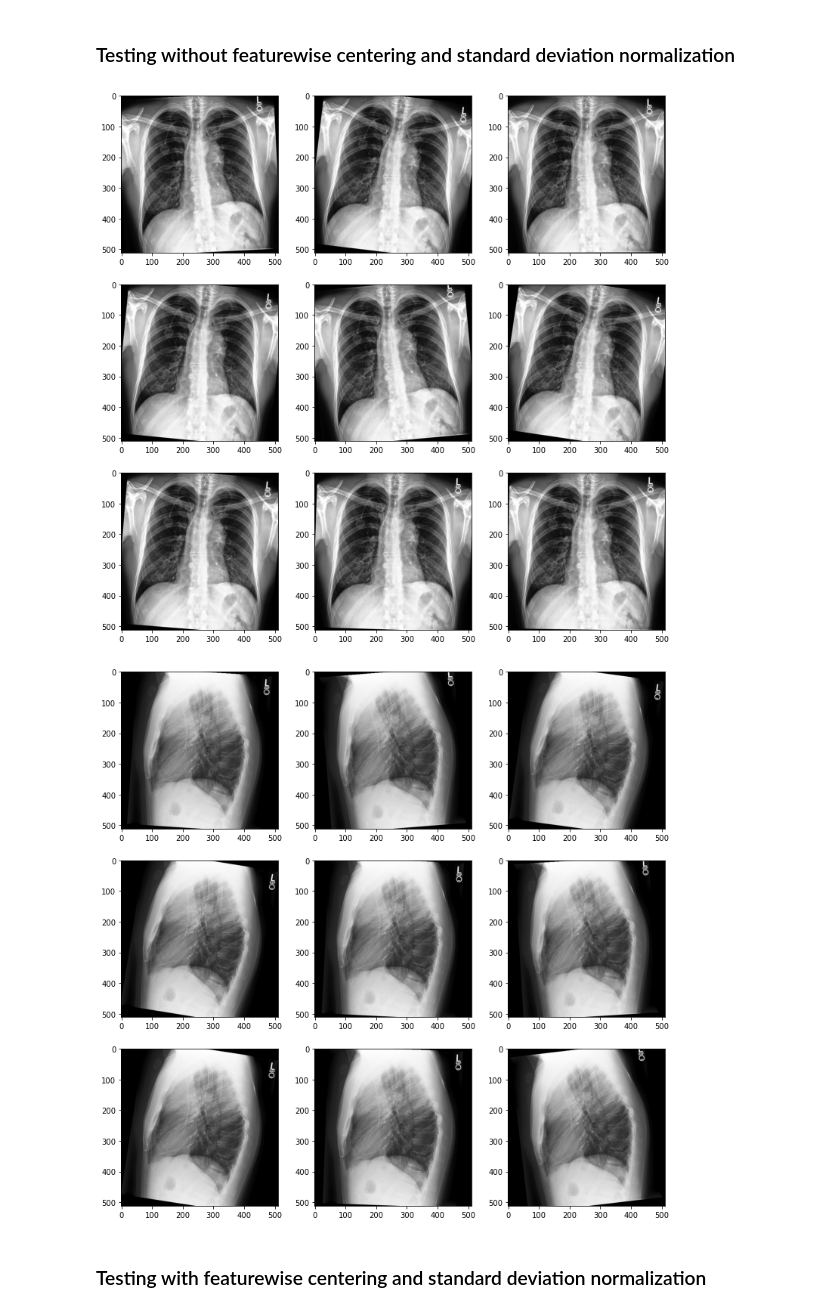
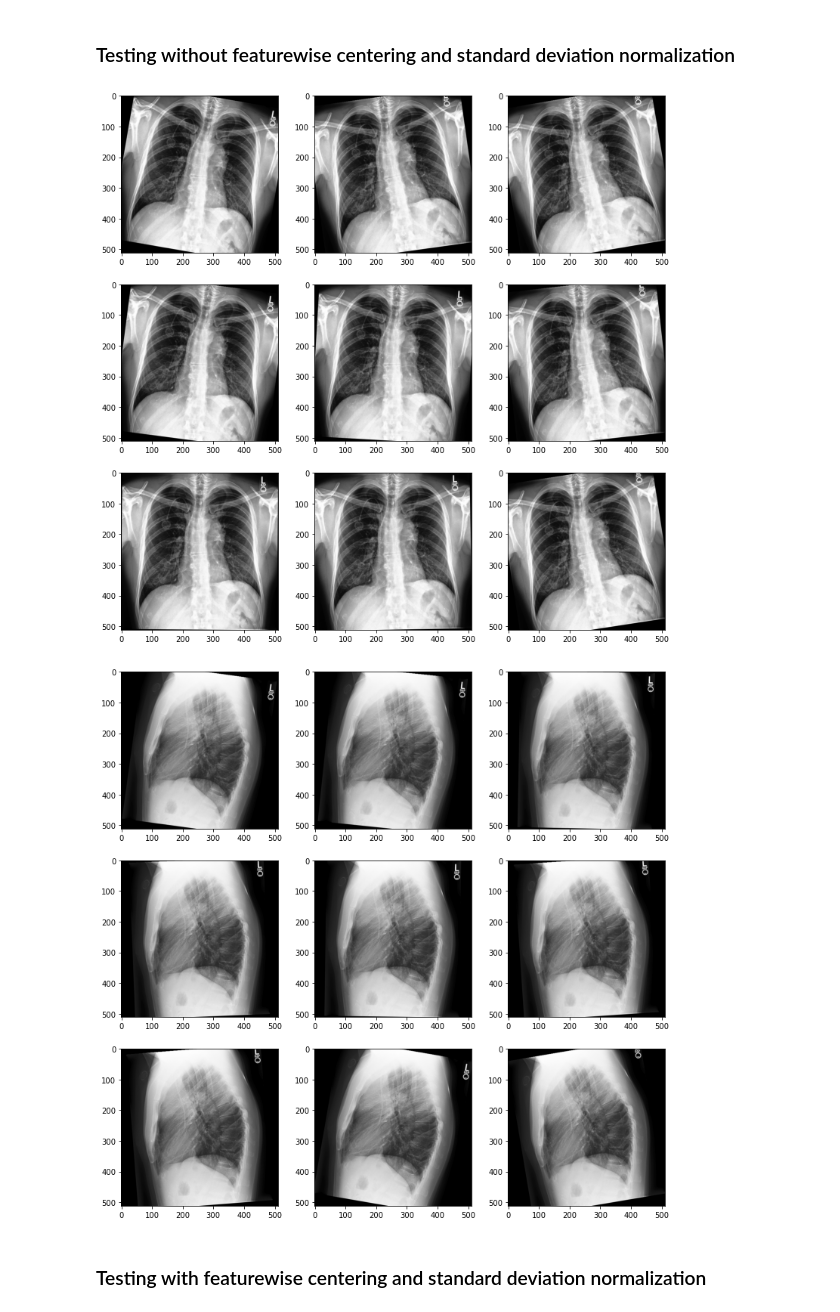
Before and after one commit to tamerthamoqa/CheXpert-multilabel-classification-tensorflow, a Jupyter notebook: misc/testing_data_augmentations/testing_image_data_augmentation_settings.ipynb, the cells around one changed output. Saved outputs shown, nothing was run; the diff lists cells and outputs as text; code cells hidden in the pictures.

```diff
--- a/misc/testing_data_augmentations/testing_image_data_augmentation_settings.ipynb
+++ b/misc/testing_data_augmentations/testing_image_data_augmentation_settings.ipynb
@@ -16,34 +16,35 @@ from matplotlib import pyplot
 # %%
 # load the image
 img = load_img('test_images/patient00005_view1_frontal.png')
 # convert to numpy array
 data = img_to_array(img)
 # expand dimension to one sample
 samples = expand_dims(data, 0)
 # create image data augmentation generator
 datagen = ImageDataGenerator(
     rotation_range=10,
+    shear_range=0.1,
     fill_mode="constant",
-    cval=0
+    cval=0.0
 )
 
 # prepare iterator
 it = datagen.flow(samples, batch_size=1)
 f = pyplot.figure(figsize=(13, 13))
 # generate samples and plot
 for i in range(9):
     # define subplot
     f.add_subplot(330 + 1 + i)
     # generate batch of images
     batch = it.next()
     # convert to unsigned integers for viewing
     image = batch[0].astype('uint8')
     # plot raw pixel data
     pyplot.imshow(image)
 # show the figure
 pyplot.show()
 # %% [output]
-[figure, old version]
+[figure, new version]
 # %%
 # load the image
 img = load_img('test_images/patient00005_view2_lateral.png')
@@ -54,8 +55,9 @@ samples = expand_dims(data, 0)
 # create image data augmentation generator
 datagen = ImageDataGenerator(
     rotation_range=10,
+    shear_range=0.1,
     fill_mode="constant",
-    cval=0
+    cval=0.0
 )
 
 # prepare iterator
@@ -74,7 +76,7 @@ for i in range(9):
 # show the figure
 pyplot.show()
 # %% [output]
-[figure, old version]
+[figure, new version]
 # %% [markdown]
 ### Testing with featurewise centering and standard deviation normalization
 # %%
```
Also changed, not shown: parts of 3 cells of this notebook.
